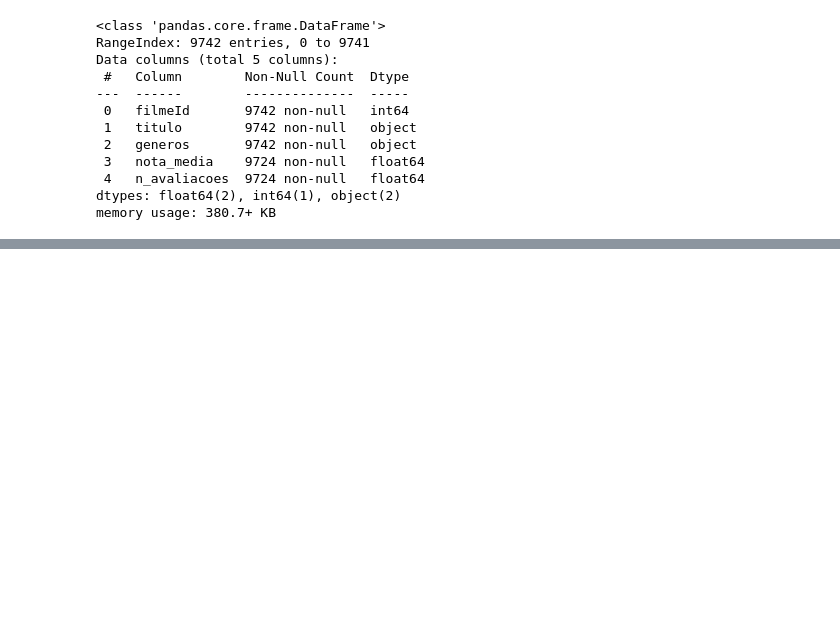
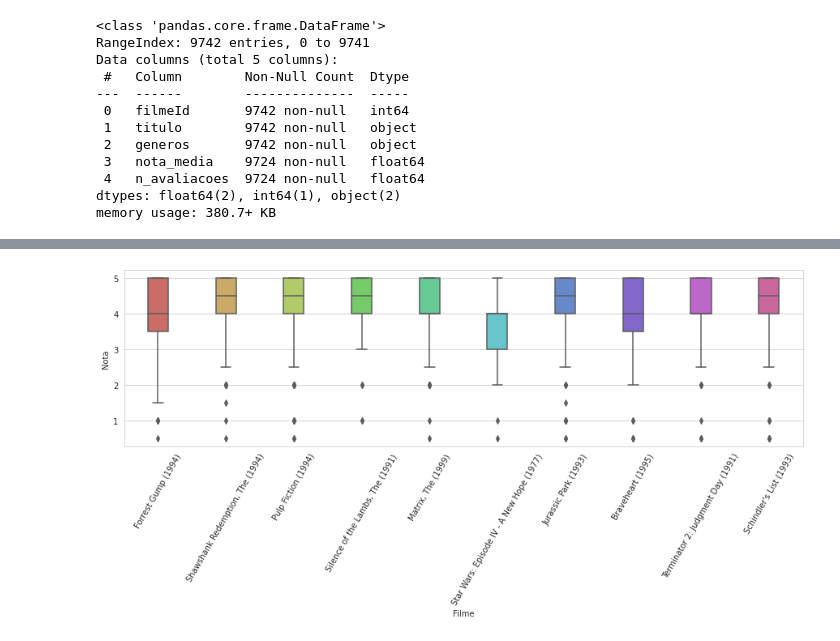
Before and after one commit to marimigliorini/MovieLens_DataSet, a Jupyter notebook: Analise_MovieLens.ipynb, the cells around one changed output, grey strips where cells are left out. Saved outputs shown, nothing was run; the diff lists cells and outputs as text; code cells hidden in the pictures; blank space fills up the shorter version.

```diff
--- a/Analise_MovieLens.ipynb
+++ b/Analise_MovieLens.ipynb
@@ -223,0 +287,11 @@ plt.show()
+# %%
+plt.figure(figsize=(15,4))
+ax = sns.boxplot(data=avaliacoes[avaliacoes['filmeId'].isin(filmes.sort_values(by=['n_avaliacoes'],ascending=False)['filmeId'][0:10].to_list())],
+            x='filmeId', y='nota', width=0.3, palette='hls')
+
+plt.xticks(ax.get_xticks(),filmes.sort_values(by=['n_avaliacoes'],ascending=False)['titulo'][0:10].to_list(),rotation=60)
+plt.xlabel('Filme')
+plt.ylabel('Nota')
+plt.show()
+# %% [output]
+[figure, added]
```
Also changed, not shown: parts of 17 cells of this notebook.
